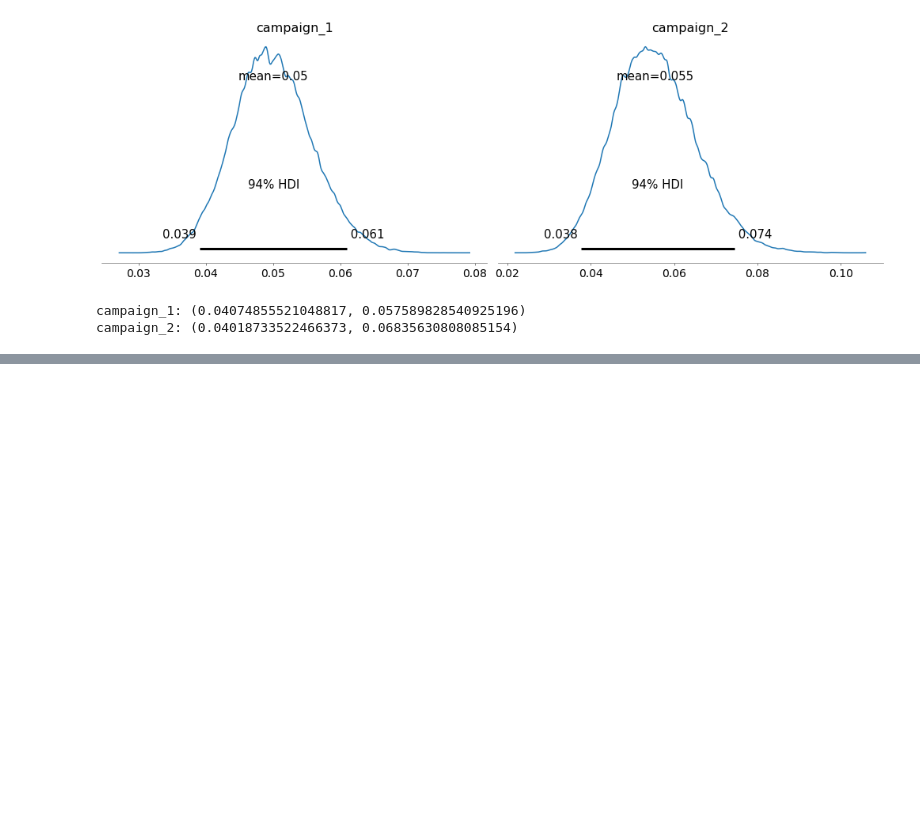
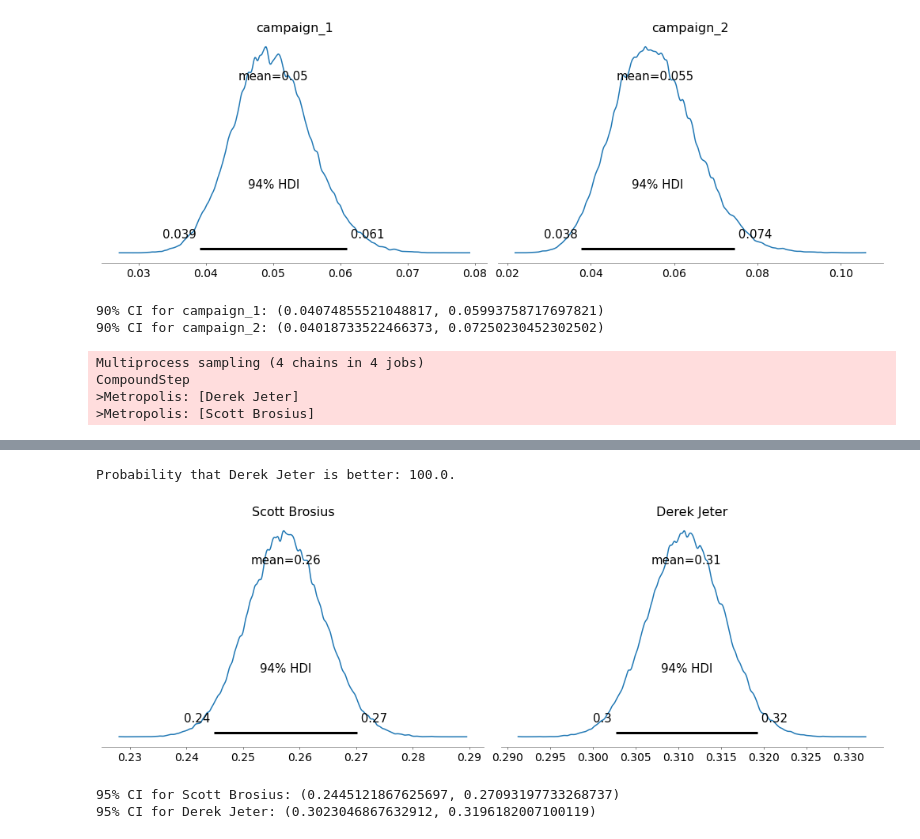
Before and after one commit to nanafwu/looker_custom_viz, a Jupyter notebook: Bayesian_AB_Testing_Examples.ipynb, the cells around one changed output, grey strips where cells are left out. Saved outputs shown, nothing was run; the diff lists cells and outputs as text; code cells hidden in the pictures; blank space fills up the shorter version.

```diff
--- a/Bayesian_AB_Testing_Examples.ipynb
+++ b/Bayesian_AB_Testing_Examples.ipynb
@@ -85,7 +89,19 @@ The number of effective samples is smaller than 25% for some parameters.
 Probability that campaign_2 is better: 67.46105263157894.
 [figure]
 # %%
-print_90_credible_intervals(test_2, 'campaign_1', 'campaign_2')
+print_credible_intervals(test_2, 'campaign_1', 'campaign_2')
 # %% [output]
-campaign_1: (0.04074855521048817, 0.057589828540925196)
-campaign_2: (0.04018733522466373, 0.06835630808085154)
+90% CI for campaign_1: (0.04074855521048817, 0.05993758717697821)
+90% CI for campaign_2: (0.04018733522466373, 0.07250230452302502)
+# %%
+# http://varianceexplained.org/r/credible_intervals_baseball/
+test_baseball = create_bayesian_ab_test_model(
+    'Scott Brosius', 3889, 1001,
+    'Derek Jeter', 10614, 3316,
+    prior_alpha=78.661, prior_beta=224.875
+)
+# %% [output]
+Multiprocess sampling (4 chains in 4 jobs)
+CompoundStep
+>Metropolis: [Derek Jeter]
+>Metropolis: [Scott Brosius]
@@ -91,0 +111,7 @@ campaign_2: (0.04018733522466373, 0.06835630808085154)
+Probability that Derek Jeter is better: 100.0.
+[figure, added]
+# %%
+print_credible_intervals(test_baseball, 'Scott Brosius', 'Derek Jeter', interval=95)
+# %% [output]
+95% CI for Scott Brosius: (0.2445121867625697, 0.27093197733268737)
+95% CI for Derek Jeter: (0.3023046867632912, 0.3196182007100119)
```
Also changed, not shown: parts of 2 cells of this notebook.
